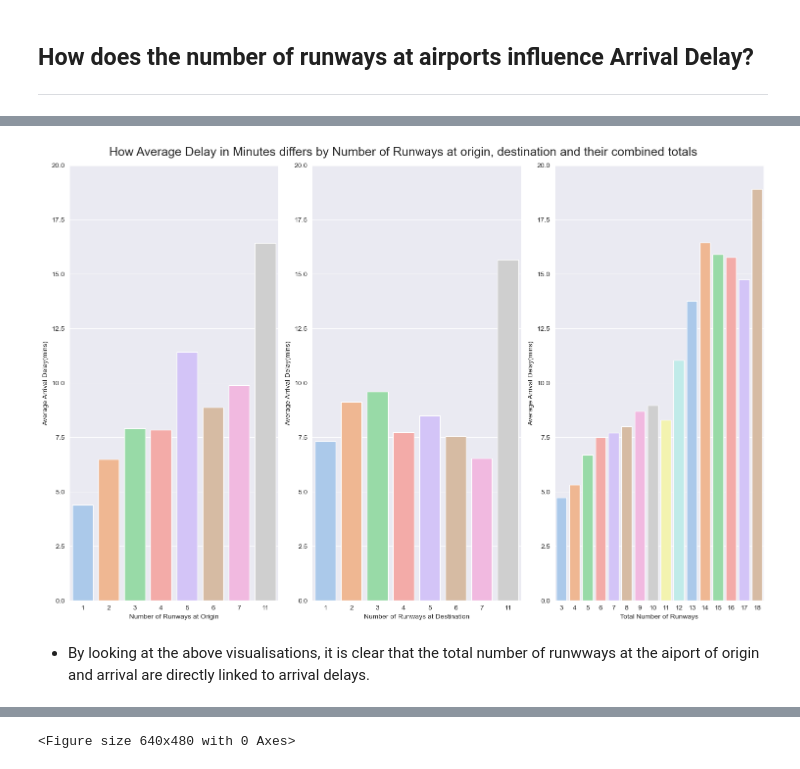
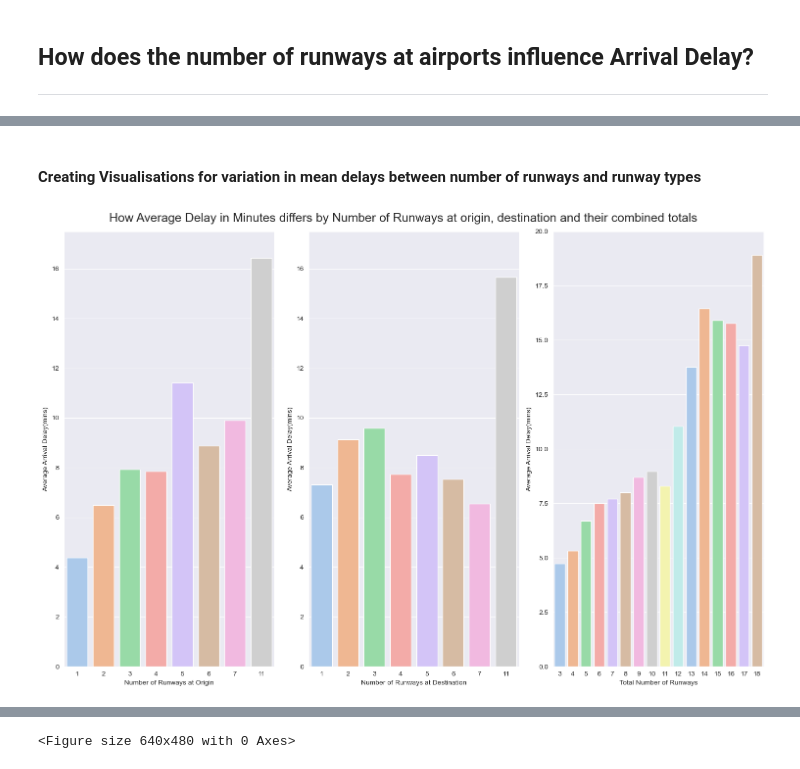
Before and after one commit to ONV1809/US-Flight-Delay-Project, a Jupyter notebook: Delay Prediction1 - EDA.ipynb, the cells around one changed output, grey strips where cells are left out. Drawn from its saved outputs; the diff is of its cells as text; code cells hidden in the pictures.

```diff
--- a/Delay Prediction1 - EDA.ipynb
+++ b/Delay Prediction1 - EDA.ipynb
@@ -698,9 +816,7 @@ plt.show()
 ## How does the number of runways at airports influence Arrival Delay?
 ---
 # %%
-plane_df.head()
-
-runways = ["origin_runways","destination_runways", "total_runways"]
+runways = ["origin_runways","destination_runways", "total_runways"] #selecting the columns which referred to runways in the plane_df dataframe.
 
 for runway in runways:
     plt.clf()
@@ -710,7 +826,7 @@ for runway in runways:
     plt.title('Arrival Delays by Runway(s)',fontsize=22)
     plt.xlabel(runway, fontsize=18)
     plt.ylabel('Arrival Delay (Minutes)',fontsize=18)
-    plt.ylim(-50,60)
+    plt.ylim(-70,90)
     plt.show()
     print("Average Delay (mins) by number of runways: ",plane_df.groupby(runway).mean()["ArrDelay"])
 # %% [output]
@@ -758,48 +874,49 @@ Average Delay (mins) by number of runways:  total_runways
 17    14.762244
 18    18.917107
 Name: ArrDelay, dtype: float64
+# %% [markdown]
+#### Creating Visualisations for variation in mean delays between number of runways and runway types
 # %%
 runways = ["origin_runways","destination_runways", "total_runways"]
-runways_dict={}
+runways_dict={} #Initialising an empty dictionairy, where we will store the upcoming dataframes.
 
 for runway in runways:
-    runways_dict[runway] = pd.DataFrame(plane_df.groupby(runway).mean()["ArrDelay"])
+    runways_dict[runway] = pd.DataFrame(plane_df.groupby(runway).mean()["ArrDelay"]) #Data grouped by runway type, with its mean then taken. Key value pair are then assigned to dictionairy.
 
 
 df_origin_runways = runways_dict["origin_runways"]
 df_destination_runways = runways_dict["destination_runways"]
 df_total_runways = runways_dict["total_runways"]
 
 df_origin_runways.reset_index(inplace=True)
-df_destination_runways.reset_index(inplace=True)
+df_destination_runways.reset_index(inplace=True) #Converting each datframes index back to an integer based one.
 df_total_runways.reset_index(inplace=True)
 
 
 #visualisation
-fig, axs = plt.subplots(1, 3, figsize=(15,10))
-fig.suptitle('How Average Delay in Minutes differs by Number of Runways at origin, destination and their combined totals', fontsize=18)
+fig, axs = plt.subplots(1, 3, figsize=(15,10))   #1 row and 3 columns of plots within the main subplot.
+fig.suptitle('How Average Delay in Minutes differs by Number of Runways at origin, destination and their combined totals', fontsize=18) #Title for the entire subplot.
 
-sns.barplot(data=df_origin_runways, x="origin_runways", y="ArrDelay", ax=axs[0], palette="pastel")
+sns.barplot(data=df_origin_runways, x="origin_runways", y="ArrDelay", ax=axs[0], palette="pastel") #For each of these, we select the relevant dataframe and axis to draw the barplot on.
 sns.barplot(data=df_destination_runways, x="destination_runways", y="ArrDelay", ax=axs[1],palette="pastel")
 sns.barplot(data=df_total_runways, x="total_runways", y="ArrDelay", ax=axs[2],palette="pastel")
 
+#In order to make the visualisaion more aesthetically pleasing, we can customise the individual axes and labels for each plot.
 
-axs[0].set_ylim([0,20])
+axs[0].set_ylim([0,17.5])
 axs[0].set_xlabel("Number of Runways at Origin")
 axs[0].set_ylabel("Average Arrival Delay(mins)")
 
-axs[1].set_ylim([0,20])
+axs[1].set_ylim([0,17.5])
 axs[1].set_xlabel("Number of Runways at Destination")
 axs[1].set_ylabel("Average Arrival Delay(mins)")
 
 axs[2].set_ylim([0,20])
 axs[2].set_xlabel("Total Number of Runways")
 axs[2].set_ylabel("Average Arrival Delay(mins)")
 
 
 plt.tight_layout()
 plt.show()
 # %% [output]
-[figure, old version]
+[figure, new version]
-# %% [markdown]
-- By looking at the above visualisations, it is clear that the total number of runwways at the aiport of origin and arrival are directly linked to arrival delays.
```
Also changed, not shown: parts of 60 cells of this notebook.
